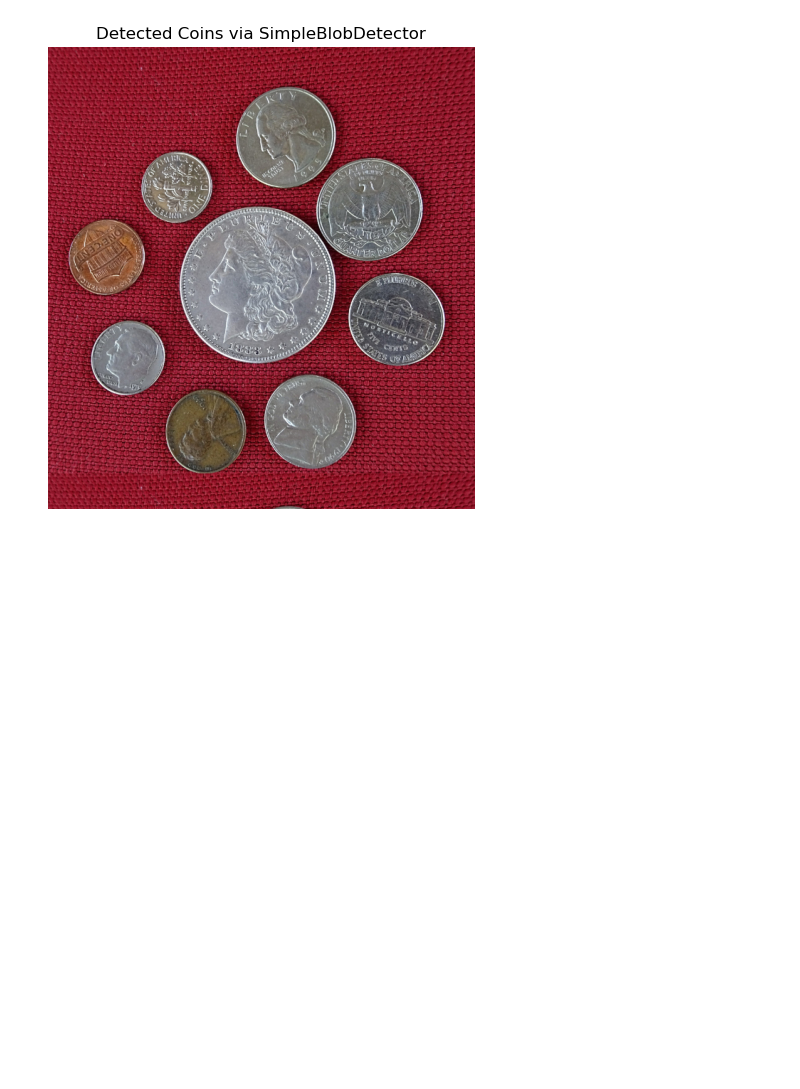
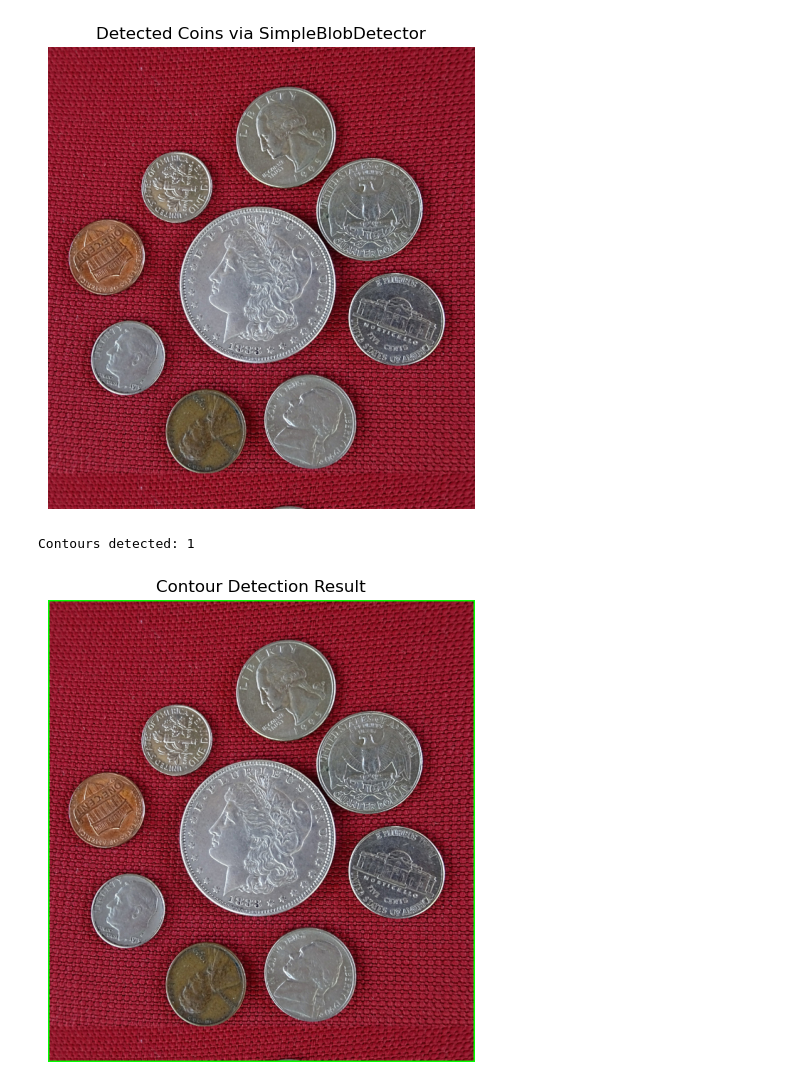
Before and after one commit to laakshit-D/SEC-DIP--Coin-Detection-using-OpenCV-in-Python, a Jupyter notebook: 212222230071_CoinDetection.ipynb, the cells around one changed output. Cells and saved outputs as stored; diff of their text form; code cells hidden in the pictures; blank space fills up the shorter version.

```diff
--- a/212222230071_CoinDetection.ipynb
+++ b/212222230071_CoinDetection.ipynb
@@ -195,3 +195,28 @@ print(f"Number of coins detected: {len(keypoints)}")
 # %% [output]
 Number of coins detected: 0
 [figure]
+# %%
+# --- CONTOUR DETECTION ---
+gray_blur = cv2.GaussianBlur(gray, (11, 11), 0)
+ret, thresh_contour = cv2.threshold(gray_blur, 127, 255, cv2.THRESH_BINARY_INV)
+
+# Find contours
+contours, hierarchy = cv2.findContours(
+    thresh_contour,
+    cv2.RETR_EXTERNAL,
+    cv2.CHAIN_APPROX_SIMPLE
+)
+
+# Draw contours
+img_contours = img.copy()
+cv2.drawContours(img_contours, contours, -1, (0, 255, 0), 2)
+
+plt.figure(figsize=(6, 6))
+plt.imshow(cv2.cvtColor(img_contours, cv2.COLOR_BGR2RGB))
+plt.title("Contour Detection Result")
+plt.axis("off")
+
+print("Contours detected:", len(contours))
+# %% [output]
+Contours detected: 1
+[figure, added]
```
